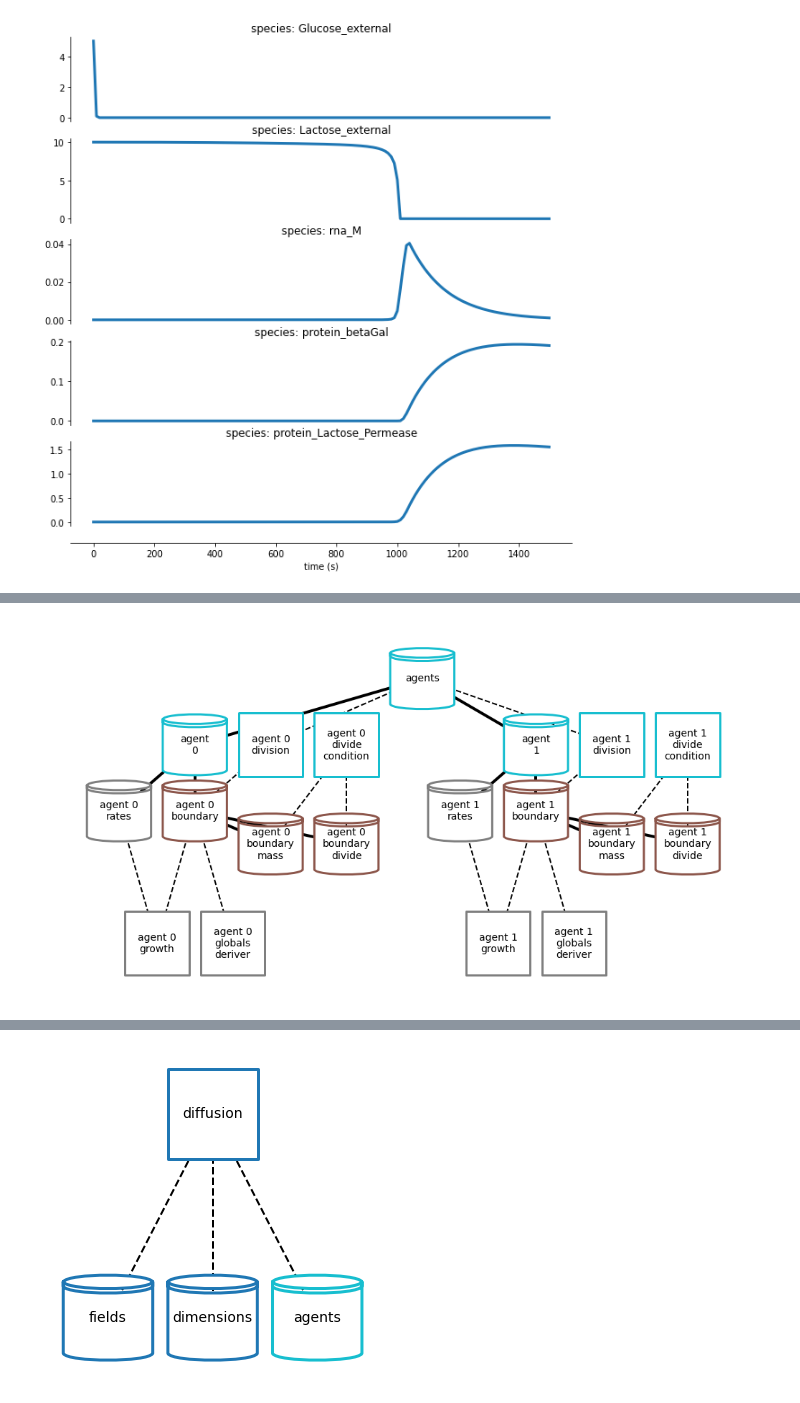
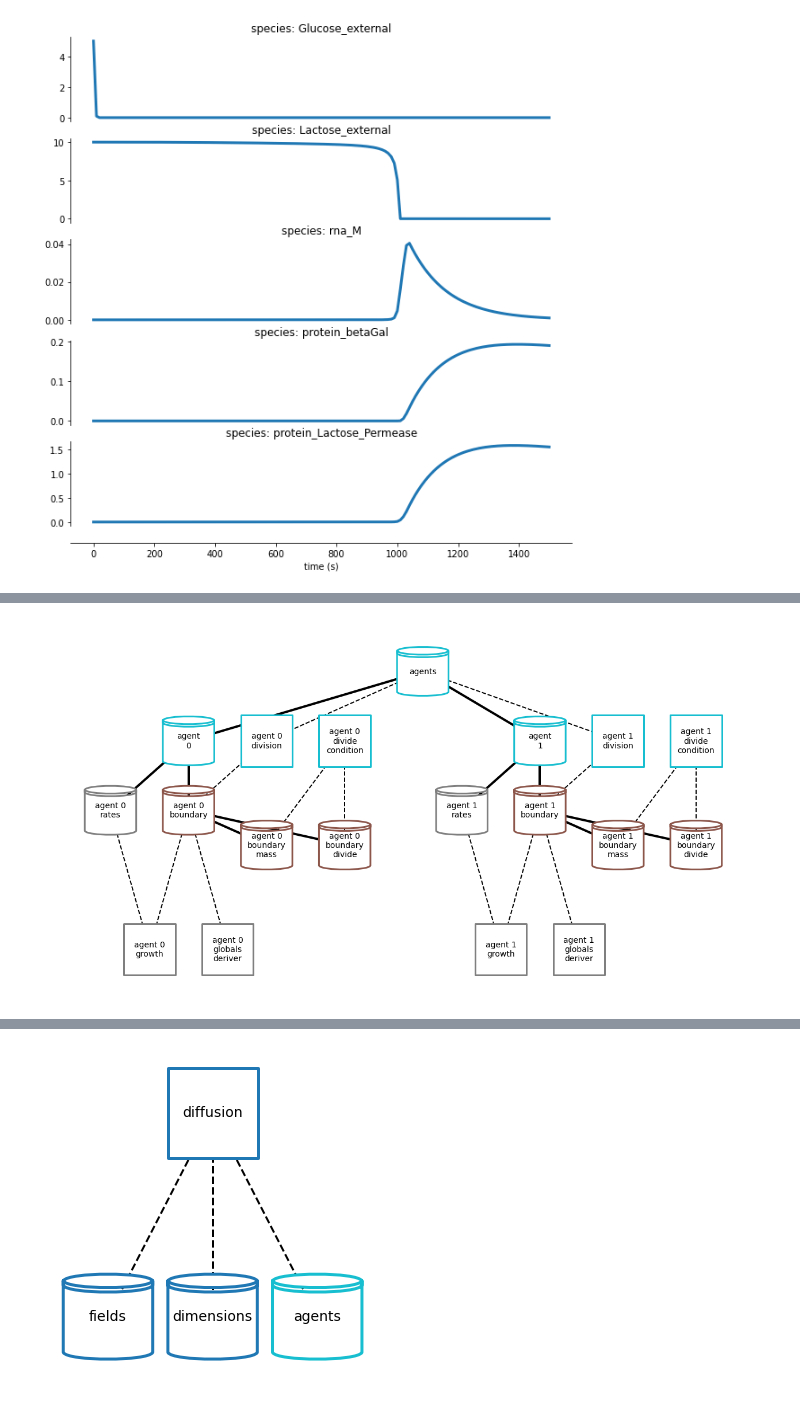
Before and after one commit to vivarium-collective/vivarium-notebooks, a Jupyter notebook: notebooks/VivariumLacOperonNotebook.ipynb, the cells around one changed output, grey strips where cells are left out. Saved outputs shown, nothing was run; the diff lists cells and outputs as text; code cells hidden in the pictures.

```diff
--- a/notebooks/VivariumLacOperonNotebook.ipynb
+++ b/notebooks/VivariumLacOperonNotebook.ipynb
@@ -246,6 +279,6 @@ fig_topology = plot_topology(grow_divide_composite_intial, config_grow_divide_to
 # %%
 #Plot The Initial Topology
-u = .8
+u = 1.0
 config_grow_divide_topologyf = {
     'graph_format': 'hierarchy',
     'dashed_edges':True,
@@ -306,34 +339,34 @@ config_grow_divide_topologyf = {
         'agent 1\nglobals\nderiver':(5*u, -3*u)
 
 
     },
     'node_labels':{
         'agents\n00':"agent\n0",
         'agents\n00\nglobals_deriver':'agent 0\nglobals\nderiver',
         'agents\n00\ndivide_condition':'agent 0\ndivide\ncondition',
         'agents\n00\ndivision':'agent 0\ndivision',
         'agents\n00\nrates':'agent 0\nrates',
         'agents\n00\ngrowth':'agent 0\ngrowth',
         'agents\n00\ngloabls\nderiver':'agent 0\nglobals\nderiver',
         'agents\n00\nboundary':'agent 0\nboundary',
         'agents\n00\nboundary\nmass':'agent 0\nboundary\nmass',
         'agents\n00\nboundary\ndivide':'agent 0\nboundary\ndivide',
 
         'agents\n01':"agent\n1",
         'agents\n01\nglobals_deriver':'agent 1\nglobals\nderiver',
         'agents\n01\ndivide_condition':'agent 1\ndivide\ncondition',
         'agents\n01\ndivision':'agent 1\ndivision',
         'agents\n01\nrates':'agent 1\nrates',
         'agents\n01\ngrowth':'agent 1\ngrowth',
         'agents\n01\ngloabls\nderiver':'agent 1\nglobals\nderiver',
         'agents\n01\nboundary':'agent 1\nboundary',
         'agents\n01\nboundary\nmass':'agent 1\nboundary\nmass',
         'agents\n01\nboundary\ndivide':'agent 1\nboundary\ndivide',
     },
 }
 fig_topology = plot_topology(grow_divide_composite_final, config_grow_divide_topologyf)
 # %% [output]
-[figure, old version]
+[figure, new version]
 # %%
 #Plot Cell Trajectories
 fig_trajectories = plot_multigen(grow_divide_timeseries, variables = [("boundary", "mass"), ("boundary", "volume")])
```
Also changed, not shown: parts of 42 cells of this notebook.
